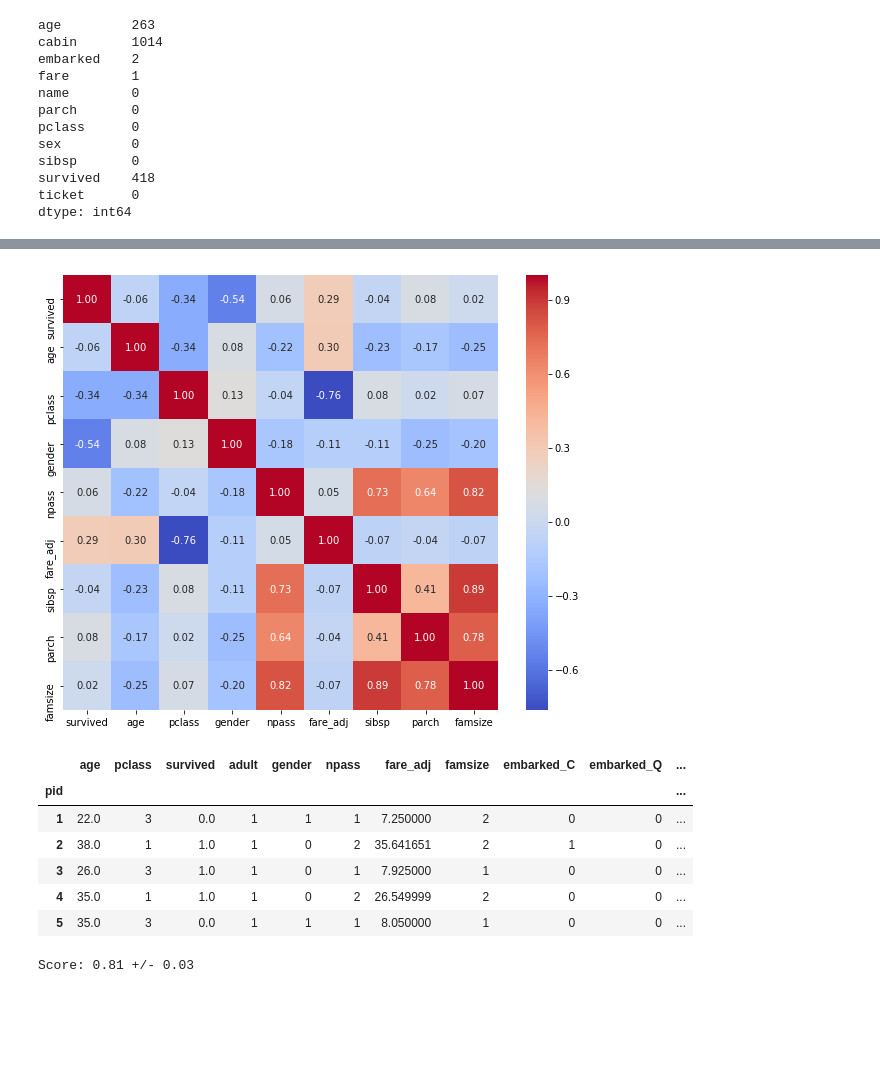
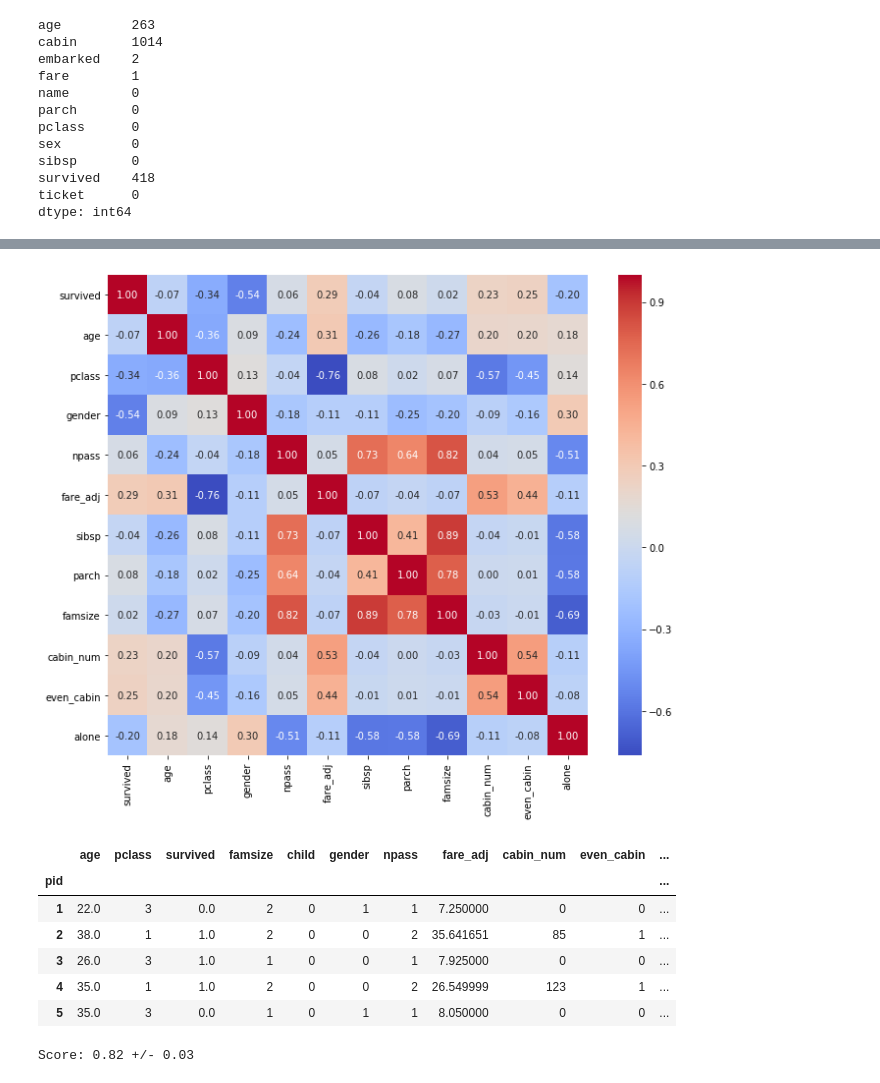
Before and after one commit to joshtemple/titanic, a Jupyter notebook: analysis.ipynb, the cells around one changed output, grey strips where cells are left out. Cells and saved outputs as stored; diff of their text form; code cells hidden in the pictures; blank space fills up the shorter version.

Commit message:
Added additional features for cabin side, improved score to 0.79

```diff
--- a/analysis.ipynb
+++ b/analysis.ipynb
@@ -74,16 +75,22 @@ full['title'] = full['title'].replace(to_replace, 'Other')
 full['famsize'] = full['sibsp'] + full['parch'] + 1
 full['deck'] = full['cabin'].str.extract('([A-Z]).*',expand=True)
 full['deck'].fillna('X', inplace=True)
-full.loc[:, 'adult'] = 1
-full.loc[full['age'] < 18, 'adult'] = 0
+full.loc[:, 'child'] = 0
+full.loc[full['age'] < 18, 'child'] = 1
 
 full['embarked'].fillna('S', inplace=True)
 full['fare'].fillna(8.05, inplace=True)
-full['age'].fillna(full['age'].median(), inplace=True)
 
+median_age = full.groupby('title')['age'].median().to_dict()
+full.loc[full['age'].isnull(), 'age'] = full.loc[full['age'].isnull(), 'title'].map(median_age)
+
+full['even_cabin'] = full['cabin'].str.extract('[A-Z]([0-9]+)', expand=True).fillna(0).astype(int) % 2
+full['cabin_num'] = full['cabin'].str.extract('[A-Z]([0-9]+)', expand=True).fillna(0).astype(int)
 full['gender'] = full['sex'].map({'male':1, 'female':0})
 full['npass'] = full.groupby('ticket')['ticket'].transform('count')
 full['fare_adj'] = full['fare'] / full['npass']
+full['alone'] = 0
+full.loc[full['famsize'] == 1, 'alone'] = 1
 full.head()
 # %% [output]
 |  | age | cabin | embarked | fare | name | parch | pclass | sex | sibsp | survived | ticket | ... |
@@ -118,43 +122,47 @@ famsize     0
 dtype: int64
 # %%
-f, ax = plt.subplots(figsize=[10,8])
+f, ax = plt.subplots(figsize=[11,9])
 train = full[~full['survived'].isnull()]
 sns.heatmap(
-    train[['survived', 'age', 'pclass', 'gender', 'npass', 'fare_adj', 'sibsp', 'parch', 'famsize']].corr(),
+    train[['survived', 'age', 'pclass', 'gender', 'npass', 'fare_adj',
+           'sibsp', 'parch', 'famsize', 'cabin_num', 'even_cabin',
+           'alone']].corr(),
     annot=True,
     cmap='coolwarm',
     fmt='.2f',
     square=True
 )
 plt.show()
 # %% [output]
-[figure, old version]
+[figure, new version]
 # %%
+# ENCODE DECK AS ORDINAL, TICEKTGROUP SIZE
+
 encoded = full.drop(['fare', 'cabin', 'name', 'surname', 'ticket', 'sex', 'sibsp', 'parch'], axis=1)
 encoded = pd.get_dummies(encoded)
 
 train = encoded[~encoded['survived'].isnull()]
 train.head()
 # %% [output]
-|  | age | pclass | survived | adult | gender | npass | fare_adj | famsize | embarked_C | embarked_Q | ... |
+|  | age | pclass | survived | famsize | child | gender | npass | fare_adj | cabin_num | even_cabin | ... |
 | pid |  |  |  |  |  |  |  |  |  |  | ... |
-| 1 | 22.0 | 3 | 0.0 | 1 | 1 | 1 | 7.250000 | 2 | 0 | 0 | ... |
-| 2 | 38.0 | 1 | 1.0 | 1 | 0 | 2 | 35.641651 | 2 | 1 | 0 | ... |
-| 3 | 26.0 | 3 | 1.0 | 1 | 0 | 1 | 7.925000 | 1 | 0 | 0 | ... |
-| 4 | 35.0 | 1 | 1.0 | 1 | 0 | 2 | 26.549999 | 2 | 0 | 0 | ... |
-| 5 | 35.0 | 3 | 0.0 | 1 | 1 | 1 | 8.050000 | 1 | 0 | 0 | ... |
+| 1 | 22.0 | 3 | 0.0 | 2 | 0 | 1 | 1 | 7.250000 | 0 | 0 | ... |
+| 2 | 38.0 | 1 | 1.0 | 2 | 0 | 0 | 2 | 35.641651 | 85 | 1 | ... |
+| 3 | 26.0 | 3 | 1.0 | 1 | 0 | 0 | 1 | 7.925000 | 0 | 0 | ... |
+| 4 | 35.0 | 1 | 1.0 | 2 | 0 | 0 | 2 | 26.549999 | 123 | 1 | ... |
+| 5 | 35.0 | 3 | 0.0 | 1 | 0 | 1 | 1 | 8.050000 | 0 | 0 | ... |
 # %%
 y = train['survived']
 x = train.drop('survived', axis=1)
 
-seed = 245
+seed = 10
 clf = RandomForestClassifier(n_estimators=50, random_state=seed)
 clf.fit(x, y)
 
 scores = cross_val_score(clf, x, y, cv=5)
 print('Score: {:.2f} +/- {:.2f}'.format(np.mean(scores), np.std(scores)))
 # %% [output]
-Score: 0.81 +/- 0.03
+Score: 0.82 +/- 0.03
 # %%
 parameter_grid = {
     'criterion': ['gini', 'entropy'],
```
Also changed, not shown: parts of 5 cells of this notebook.
